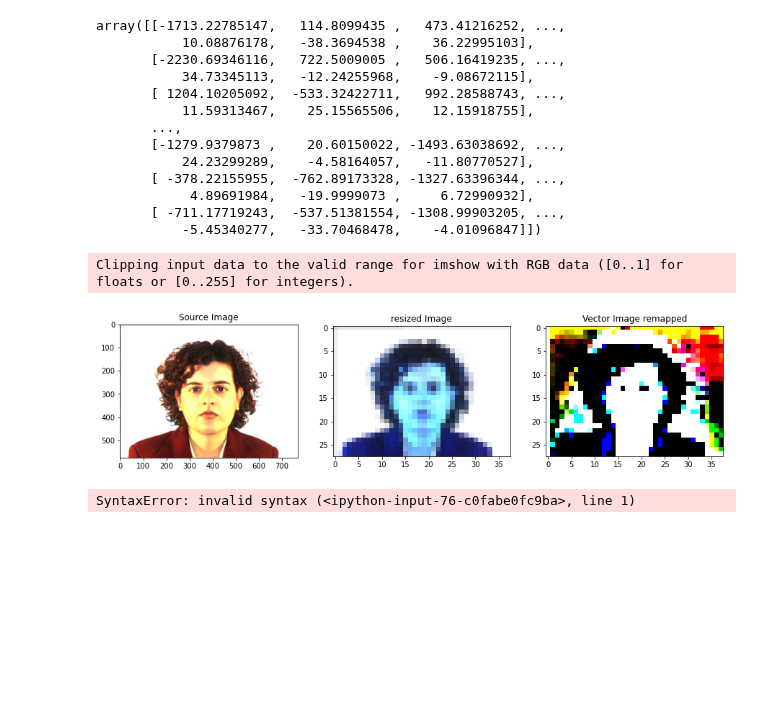
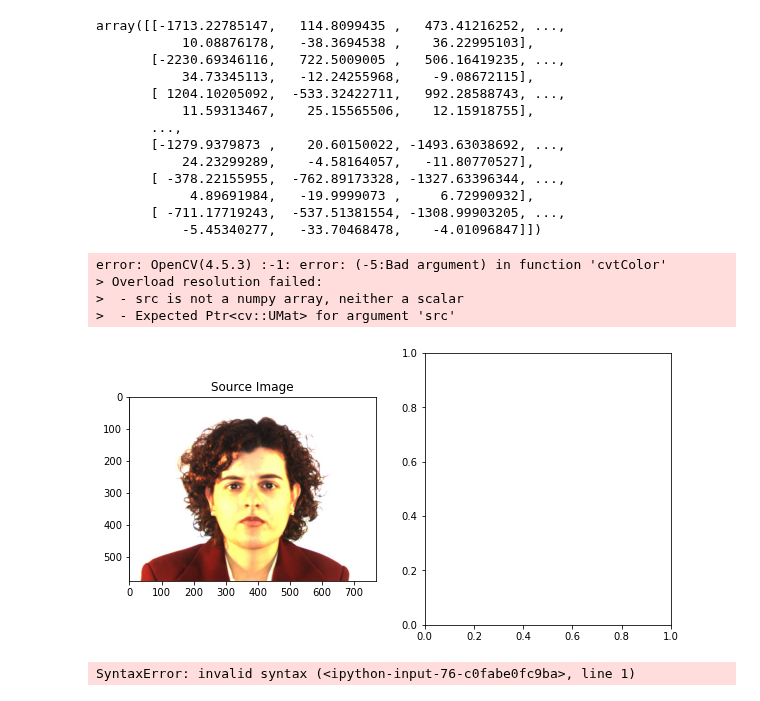
Before and after one commit to renejerez/ubi-master-computer-engineering, a Jupyter notebook: 14469-ML/practical_project_03/_code/practical.ipynb, the cells around one changed output. Cells and saved outputs as stored; diff of their text form; code cells hidden in the pictures; blank space fills up the shorter version.

```diff
--- a/14469-ML/practical_project_03/_code/practical.ipynb
+++ b/14469-ML/practical_project_03/_code/practical.ipynb
@@ -253,25 +233,28 @@ reconstructed_image = reconstructed_image_data.reshape(height, width, num_channe
 # %%
 plt.figure(figsize=(15, 5))  # Adjust the figure size to accommodate three images
 
 # Display source image
 plt.subplot(1, 3, 1)  # 1 row, 3 columns, 1st subplot
 plt.imshow(cv2.cvtColor(source_image, cv2.COLOR_BGR2RGB))  # Convert BGR to RGB if necessary
 plt.title('Source Image')
 
 # Display original image
 plt.subplot(1, 3, 2)  # 1 row, 3 columns, 2nd subplot
-plt.imshow(original_image)
+plt.imshow(cv2.cvtColor(resized_image, cv2.COLOR_BGR2RGB))  # Convert BGR to RGB if necessary
 plt.title('resized Image')
 
 # Display reconstructed image
 plt.subplot(1, 3, 3)  # 1 row, 3 columns, 3rd subplot
-plt.imshow(reconstructed_image)
+plt.imshow(cv2.cvtColor(reconstructed_image, cv2.COLOR_BGR2RGB))  # Convert BGR to RGB if necessary
 plt.title('Vector Image remapped')
 
 plt.show()
 # %% [output]
-Clipping input data to the valid range for imshow with RGB data ([0..1] for floats or [0..255] for integers).
+error: OpenCV(4.5.3) :-1: error: (-5:Bad argument) in function 'cvtColor'
+> Overload resolution failed:
+>  - src is not a numpy array, neither a scalar
+>  - Expected Ptr<cv::UMat> for argument 'src'
-[figure, old version]
+[figure, new version]
 # %%
 13K POR 3K, MATRIZ DE COVARIANZA, VETORES PROPRIOS E VALORES PROPRIOS
 # %% [output]
```
Also changed, not shown: parts of 1 cell of this notebook, 1 other file.
